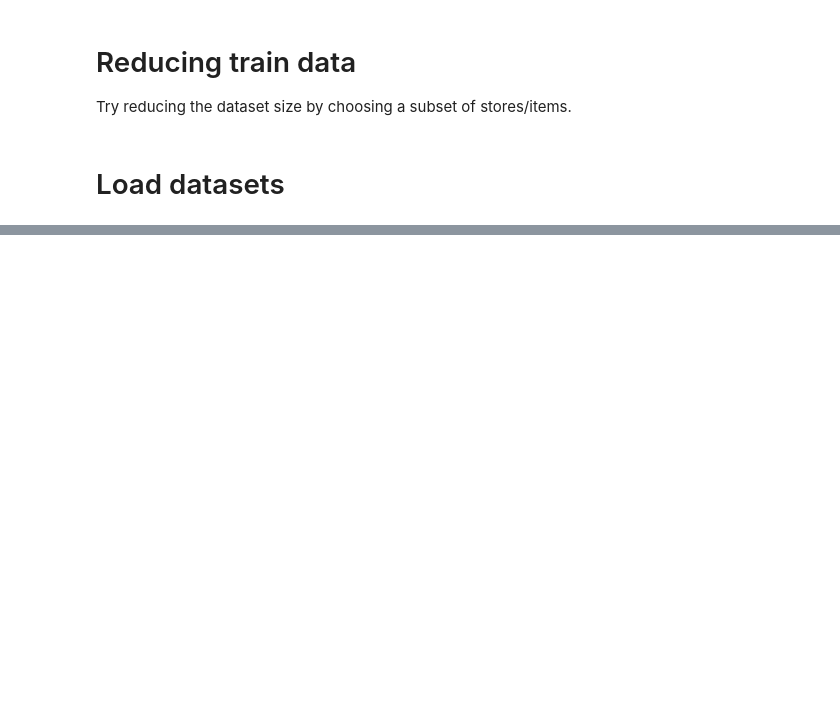
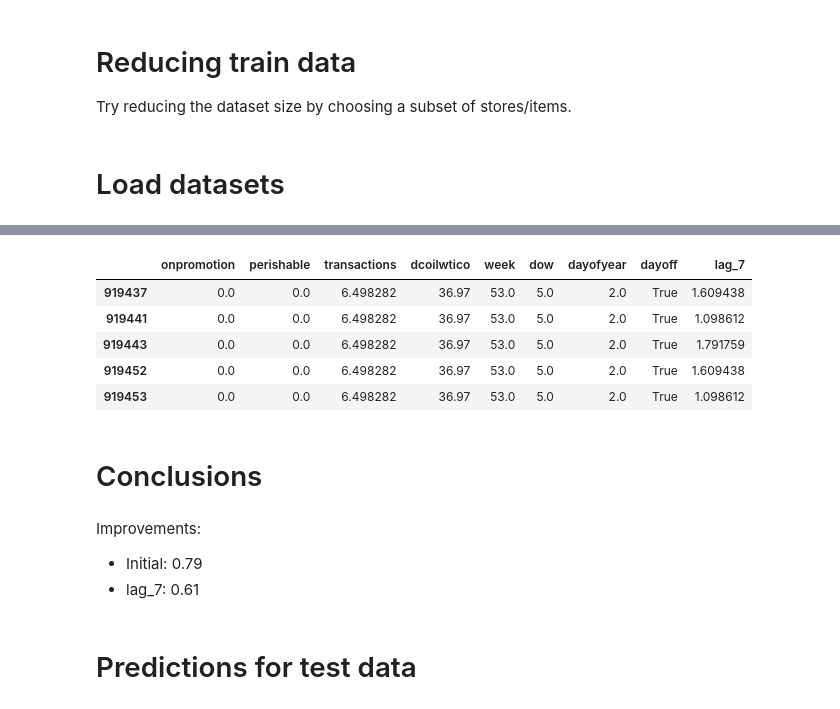
Before and after one commit to rgualan/la_favorita, a Jupyter notebook: notebooks/2.predict_unit_sales.ipynb, the cells around one changed output, grey strips where cells are left out. Drawn from its saved outputs; the diff is of its cells as text; code cells hidden in the pictures; blank space fills up the shorter version.

Commit message:
Prediction of unit sales
There is a problem. There are test items not available in the training dataset

```diff
--- a/notebooks/2.predict_unit_sales.ipynb
+++ b/notebooks/2.predict_unit_sales.ipynb
@@ -143,5 +179,2 @@ memory usage: 8.9+ GB
 # %%
-# Drop one-hot encoding field
-sc = [c for c in train.columns if c.startswith('store_nbr_')]
-train.drop(sc,axis=1,inplace=True)
-train.head()
+print_cols = [c for c in train.columns if not c.startswith('class_')]
@@ -154,0 +248,4 @@ train.head()
+# %%
+# Drop nan in transactions column
+#train.dropna(subset=['unit_sales'], inplace=True)
+train.dropna(inplace=True)
@@ -154,0 +261,5 @@ train.head()
+# %%
+cols = [c for c in train if c not in ['id','date','store_nbr','city','state','type','cluster',
+                                      'item_nbr','family','class','perishable_w',
+                                      'unit_sales']]
+cols
@@ -154,0 +276,7 @@ train.head()
+# %%
+X1 = train.loc[(train.date<'2017-08-01') & (train.date>='2016-01-01')]
+X2 = train.loc[(train.date>='2017-08-01')]
+
+target_column = 'unit_sales'
+y1 = X1[target_column].values
+y2 = X2[target_column].values
@@ -154,0 +326,17 @@ train.head()
+# %%
+X1[cols].head()
+# %% [output]
+|  | onpromotion | perishable | transactions | dcoilwtico | week | dow | dayofyear | dayoff | lag_7 |
+| 919437 | 0.0 | 0.0 | 6.498282 | 36.97 | 53.0 | 5.0 | 2.0 | True | 1.609438 |
+| 919441 | 0.0 | 0.0 | 6.498282 | 36.97 | 53.0 | 5.0 | 2.0 | True | 1.098612 |
+| 919443 | 0.0 | 0.0 | 6.498282 | 36.97 | 53.0 | 5.0 | 2.0 | True | 1.791759 |
+| 919452 | 0.0 | 0.0 | 6.498282 | 36.97 | 53.0 | 5.0 | 2.0 | True | 1.609438 |
+| 919453 | 0.0 | 0.0 | 6.498282 | 36.97 | 53.0 | 5.0 | 2.0 | True | 1.098612 |
+# %% [markdown]
+# Conclusions
+# %% [markdown]
+Improvements:
+- Initial: 0.79
+- lag_7: 0.61
+# %% [markdown]
+# Predictions for test data
```
Also changed, not shown: parts of 36 cells of this notebook, 2 other files.
